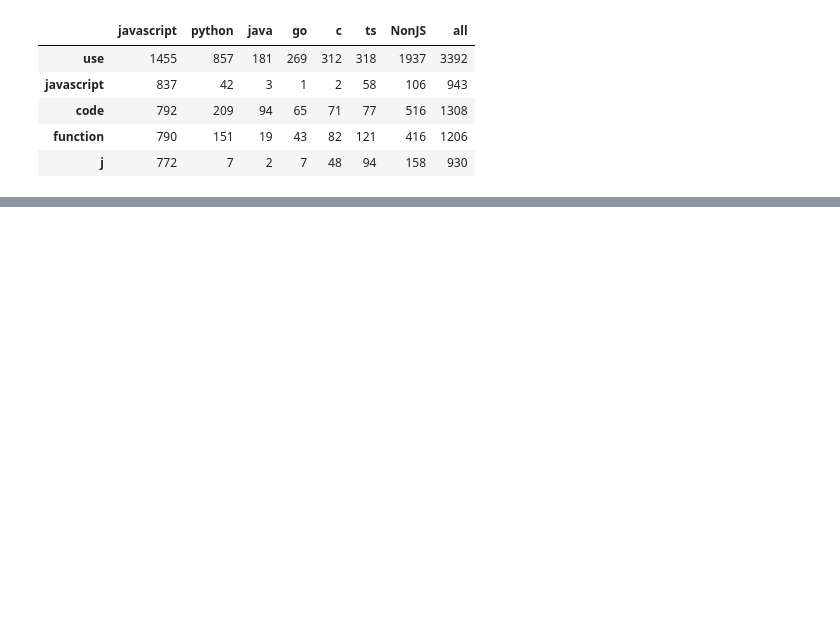
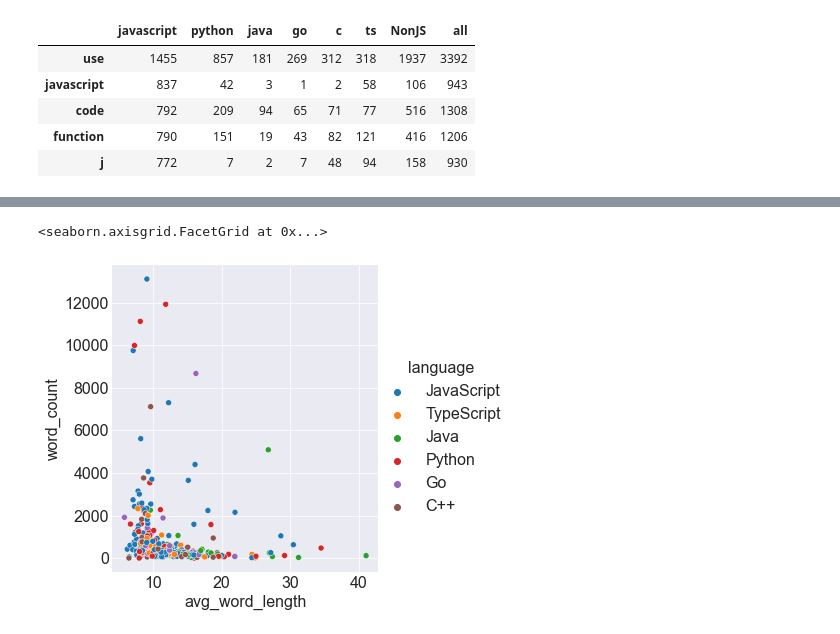
Before and after one commit to nlpsuperstar/nlp_team_project, a Jupyter notebook: final_notebook.ipynb, the cells around one changed output, grey strips where cells are left out. Drawn from its saved outputs; the diff is of its cells as text; code cells hidden in the pictures; blank space fills up the shorter version.

```diff
--- a/final_notebook.ipynb
+++ b/final_notebook.ipynb
@@ -398,0 +396,5 @@ sns.relplot(data = data, x = 'message_length', y = 'word_count', hue = 'language
+# %%
+sns.relplot(data = data, x = 'avg_word_length', y = 'word_count', hue = 'language')
+# %% [output]
+<seaborn.axisgrid.FacetGrid at 0x...>
+[figure, added]
```
Also changed, not shown: parts of 59 cells of this notebook.
